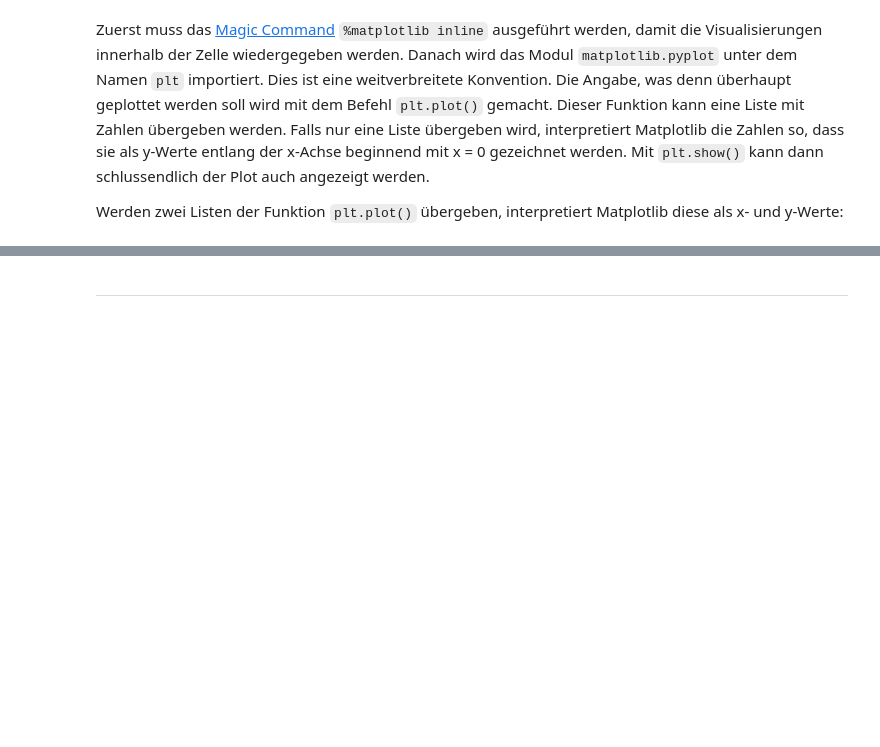
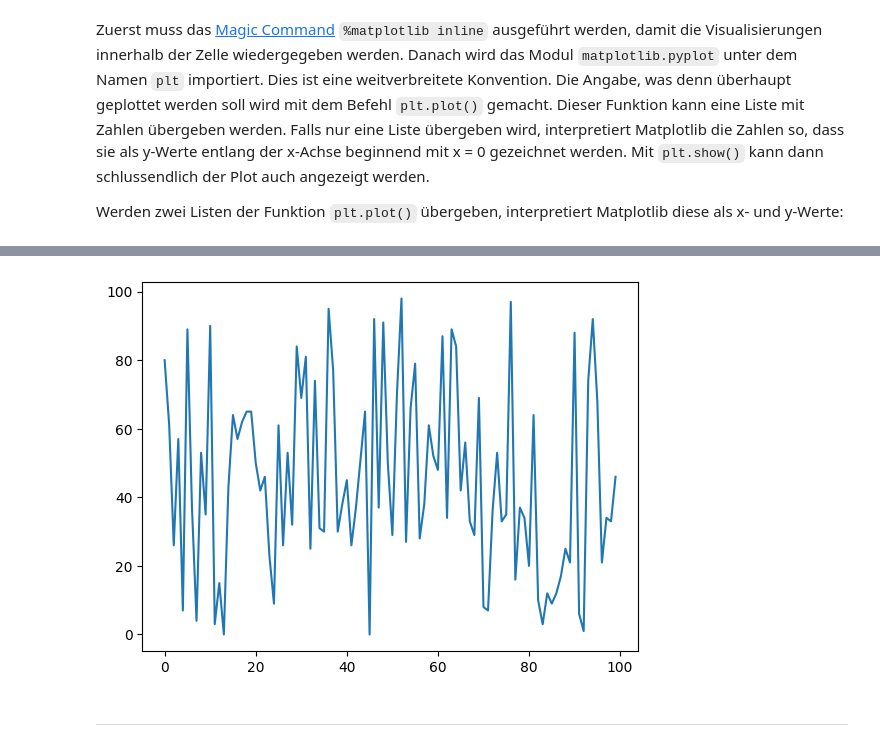
Before and after one commit to grundkurs-programmieren/hs23-exam, a Jupyter notebook: notebooks/12_01_23/Matplotlib_Widgets.ipynb, the cells around one changed output, grey strips where cells are left out. Saved outputs shown, nothing was run; the diff lists cells and outputs as text; code cells hidden in the pictures; blank space fills up the shorter version.

Commit message:
add solutions

```diff
--- a/notebooks/12_01_23/Matplotlib_Widgets.ipynb
+++ b/notebooks/12_01_23/Matplotlib_Widgets.ipynb
@@ -51,7 +55,20 @@ Erstelle einen Plot, welcher als y-Werte 100 Zufallszahlen zwischen 0 und 100 da
 </details>
 </div>
 # %%
-# YOUR CODE HERE
+### BEGIN SOLUTION
+
+%matplotlib inline
+
+import matplotlib.pyplot as plt
+import numpy as np
+
+plt.plot(np.random.randint(low = 0, high = 100, size = 100))
+
+plt.show()
+
+### END SOLUTION
+# %% [output]
+[figure, added]
 # %% [markdown]
 ***
 # %% [markdown]
```
Also changed, not shown: parts of 23 cells of this notebook, 15 other files.
